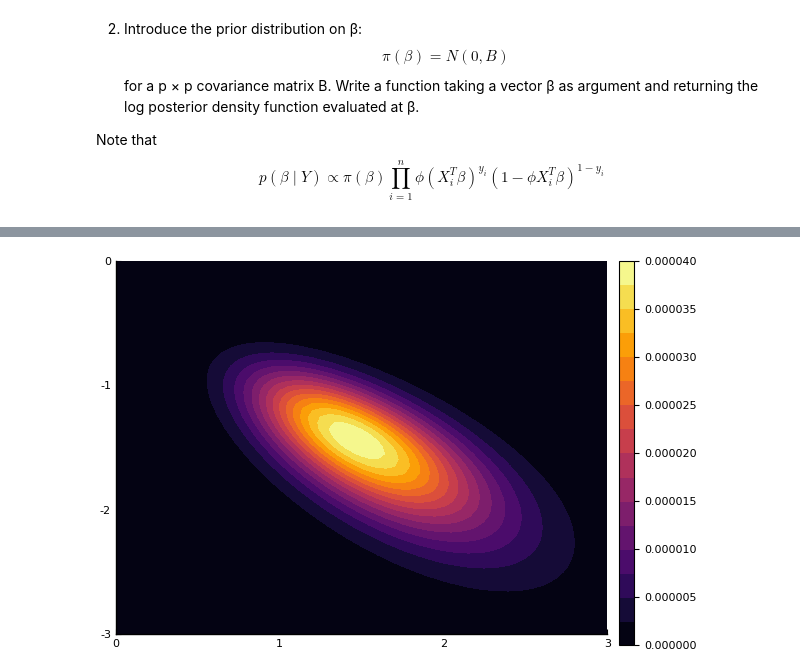
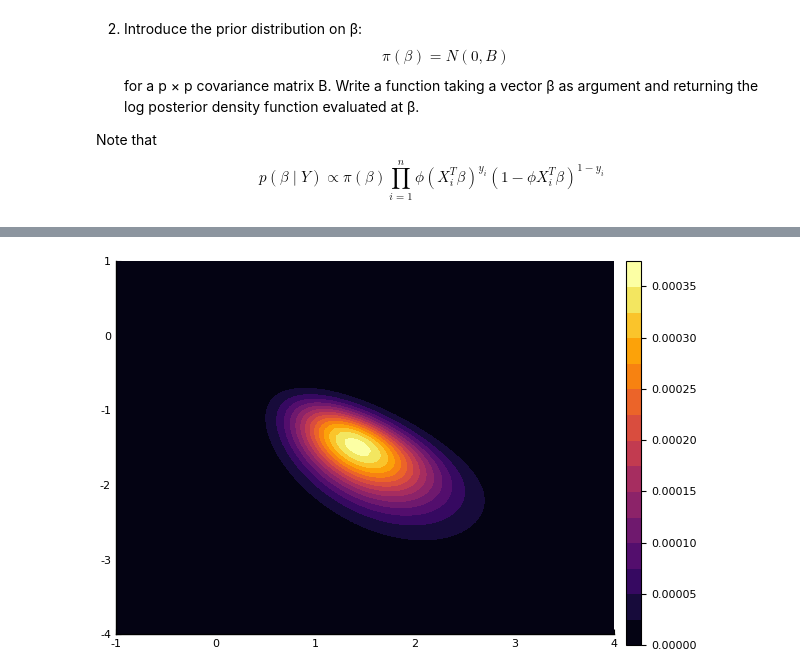
Before and after one commit to davibarreira/Computational_Statistics, a Jupyter notebook: Exercises3/Sheet3 Exercise 6.ipynb, the cells around one changed output, grey strips where cells are left out. Saved outputs shown, nothing was run; the diff lists cells and outputs as text; code cells hidden in the pictures.

```diff
--- a/Exercises3/Sheet3 Exercise 6.ipynb
+++ b/Exercises3/Sheet3 Exercise 6.ipynb
@@ -63,10 +63,10 @@ LogPosterior(beta)
 # %%
-y = -3:0.05:0
-x = 0:0.05:3
+y = -4:0.05:1
+x = -1:0.05:4
 gridx = repeat(reshape(x, 1, :), length(y), 1)
 gridy = repeat(y, 1, length(x))
 f(x,y)= exp(LogPosterior([x y]))
 Z = map(f, gridx, gridy)
 p1 = contour(x,y, f, fill=true)
 # %% [output]
-[figure, old version]
+[figure, new version]
```
Also changed, not shown: parts of 8 cells of this notebook.
